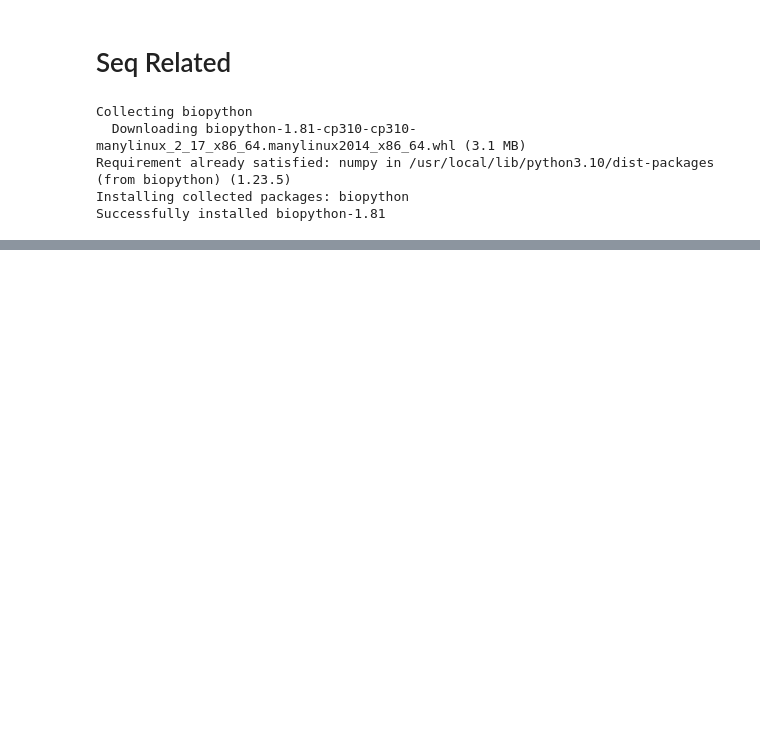
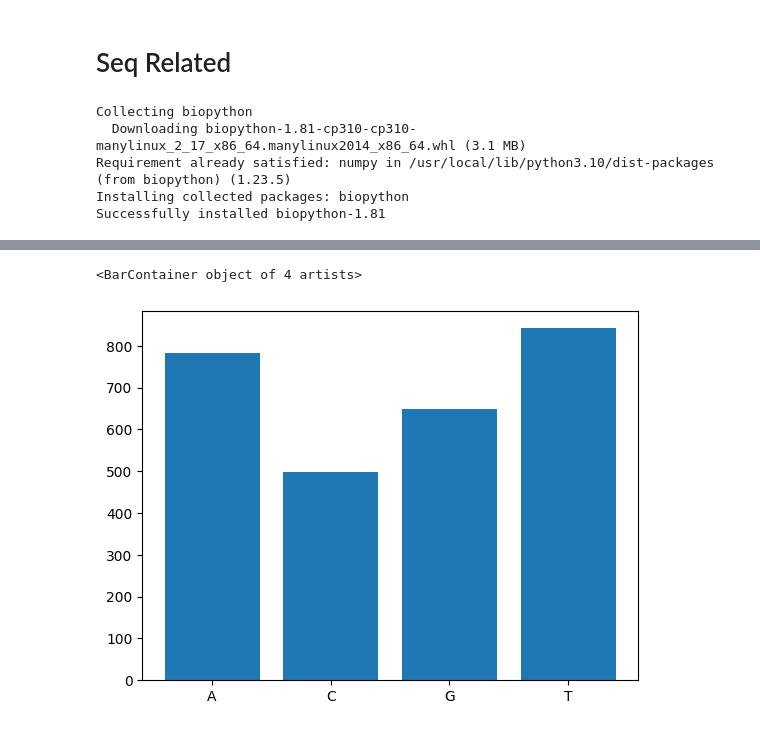
Before and after one commit to owishiboo/Algos, a Jupyter notebook: bio_c1.ipynb, the cells around one changed output, grey strips where cells are left out. Saved outputs shown, nothing was run; the diff lists cells and outputs as text; code cells hidden in the pictures; blank space fills up the shorter version.

```diff
--- a/bio_c1.ipynb
+++ b/bio_c1.ipynb
@@ -351,0 +395,6 @@ print(seq.count('A'),seq.count('AA'), seq.count_overlap("AA"), GC(seq), gc_fract
+# %%
+dic = {"A":file.count("A"), "C":file.count("C"), "G":file.count("G"), "T":file.count("T")}
+plt.bar(dic.keys(), dic.values())
+# %% [output]
+<BarContainer object of 4 artists>
+[figure, added]
```
Also changed, not shown: parts of 7 cells of this notebook.
